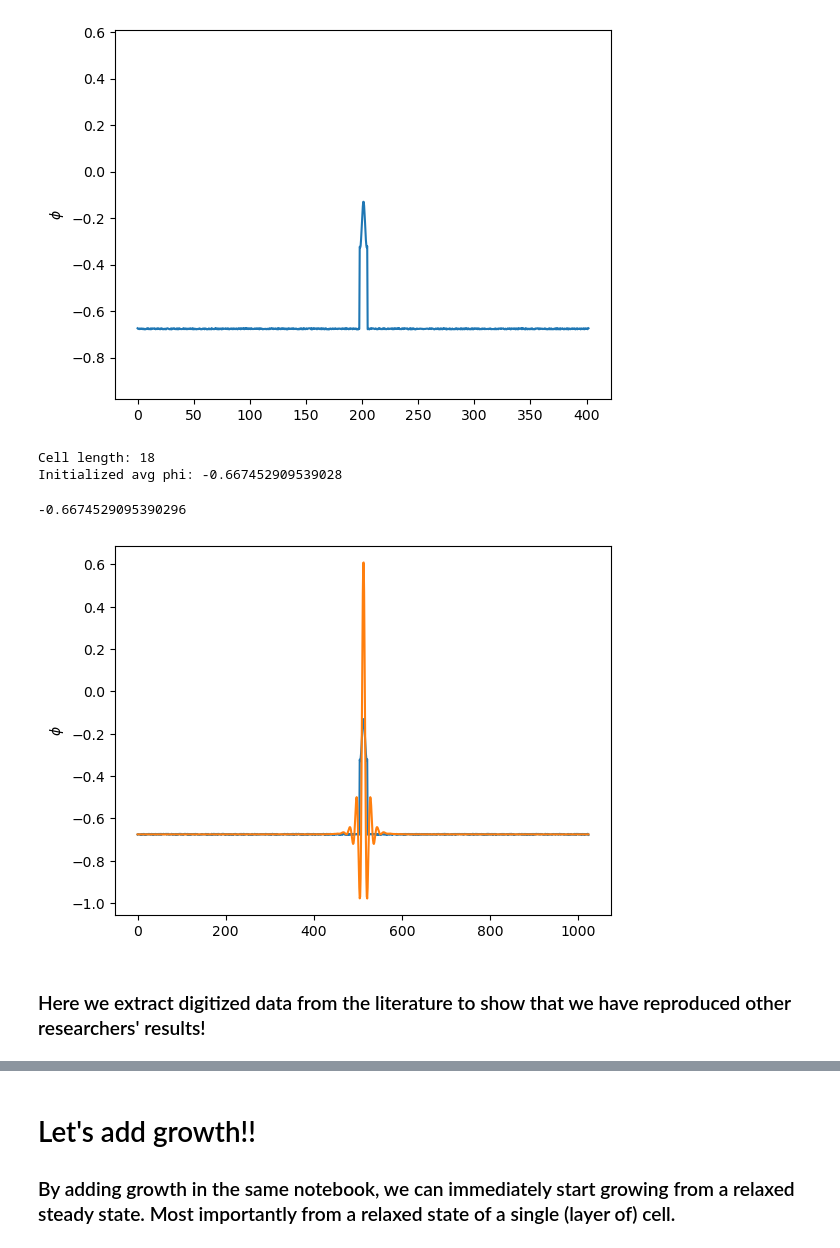
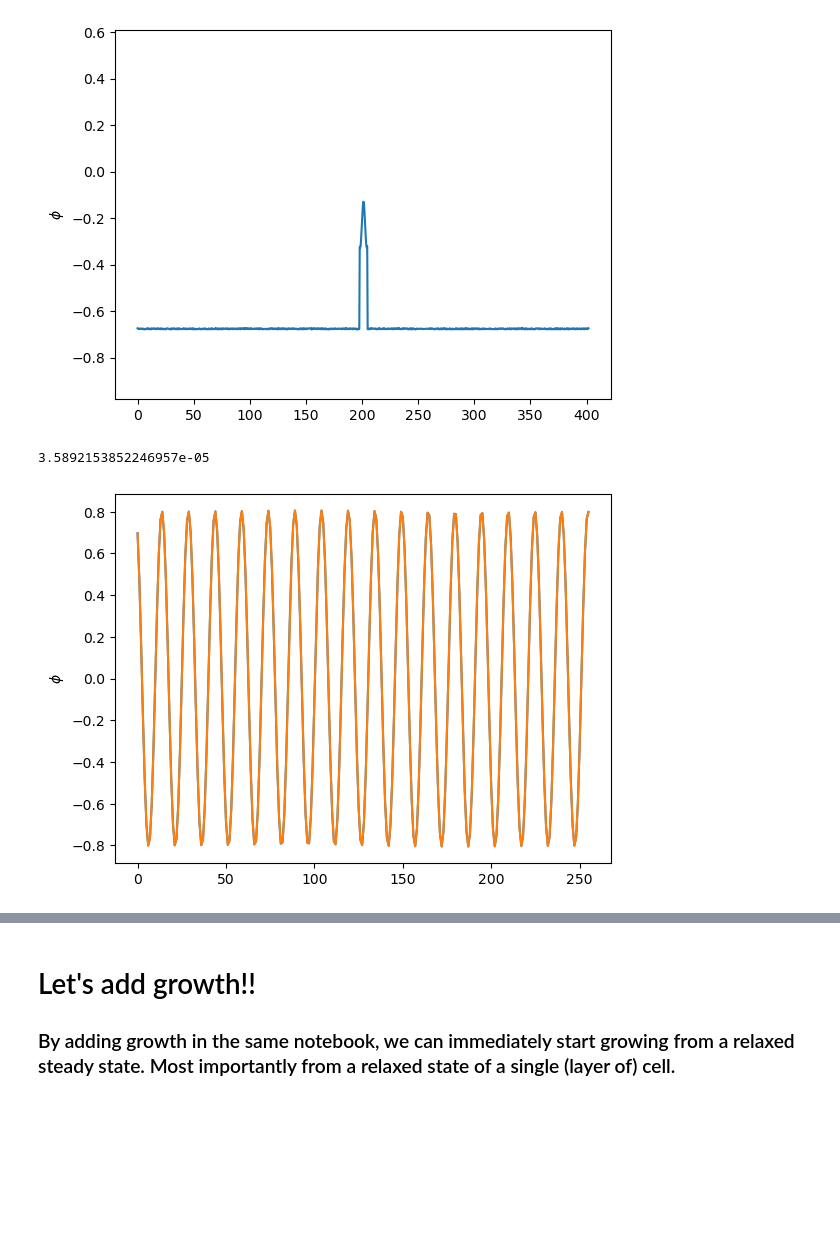
Before and after one commit to Twomac/pattern-formation-and-cellular-growth, a Jupyter notebook: Pystencils 1D Smectic Layering - 2D Special Case.ipynb, the cells around one changed output, grey strips where cells are left out. Saved outputs shown, nothing was run; the diff lists cells and outputs as text; code cells hidden in the pictures; blank space fills up the shorter version.

Commit message:
solving 1D phase diagram

```diff
--- a/Pystencils 1D Smectic Layering - 2D Special Case.ipynb
+++ b/Pystencils 1D Smectic Layering - 2D Special Case.ipynb
@@ -13,7 +13,7 @@ import math
 import time
 %matplotlib inline
 # %%
-grid_points = 1024
+grid_points = 256
 dh = ps.create_data_handling(domain_size=(grid_points, 1), periodicity=True)  # able to organize data on 256x256 lattice
 μ_field = dh.add_array('mu', latex_name='μ', ghost_layers=2)  # chemical potential (functional derivative of free energy)
 c_field = dh.add_array('c', ghost_layers=2)  # raw concentration that free energy depends on
@@ -76,7 +76,7 @@ $\displaystyle {c}_{(0,0)}^{3} - {c}_{(0,0)} ε + {c}_{(0,0)} + 2 {\partial_{0}
 It turns out the inbuilt discretization functions neither work for above 2nd order differential equations...
 Let's do this part by hand too, and hope it works.
 '''
-epsilon = 0.9
+epsilon = 0.5
 natural_period = 2*np.pi  # 6*np.pi/(2+np.sqrt(1+3*epsilon))
 one_sixteenth_period = 1/16*natural_period
 total_domain_length = (grid_points-1)*one_sixteenth_period
@@ -275,19 +277,15 @@ Sim time:  247.8604123000987
 # %%
 #here we can play with a run quickly to see if the dynamics look alright without preparing it for animation
 
 #init()
-avg_phi = -0.667
-init_mixed_preperiod(avg_phi = avg_phi, amp=1/10)
+avg_phi = -0.625
+#init_mixed_preperiod(avg_phi = avg_phi, amp=1/20)
 c_arr = dh.cpu_arrays['c'][2:-2,2]
 plt.plot(c_arr)
-timeloop(steps=2000000)
+timeloop(steps=1000000)
 plt.plot(c_arr)
 plt.ylabel(r'$\phi$')
 np.mean(c_arr)
 # %% [output]
-Cell length: 18
-Initialized avg phi: -0.667452909539028
+3.5892153852246957e-05
--0.6674529095390296
-[figure, old version]
+[figure, new version]
-# %% [markdown]
-### Here we extract digitized data from the literature to show that we have reproduced other researchers' results!
```
Also changed, not shown: parts of 16 cells of this notebook, 28 other files.
